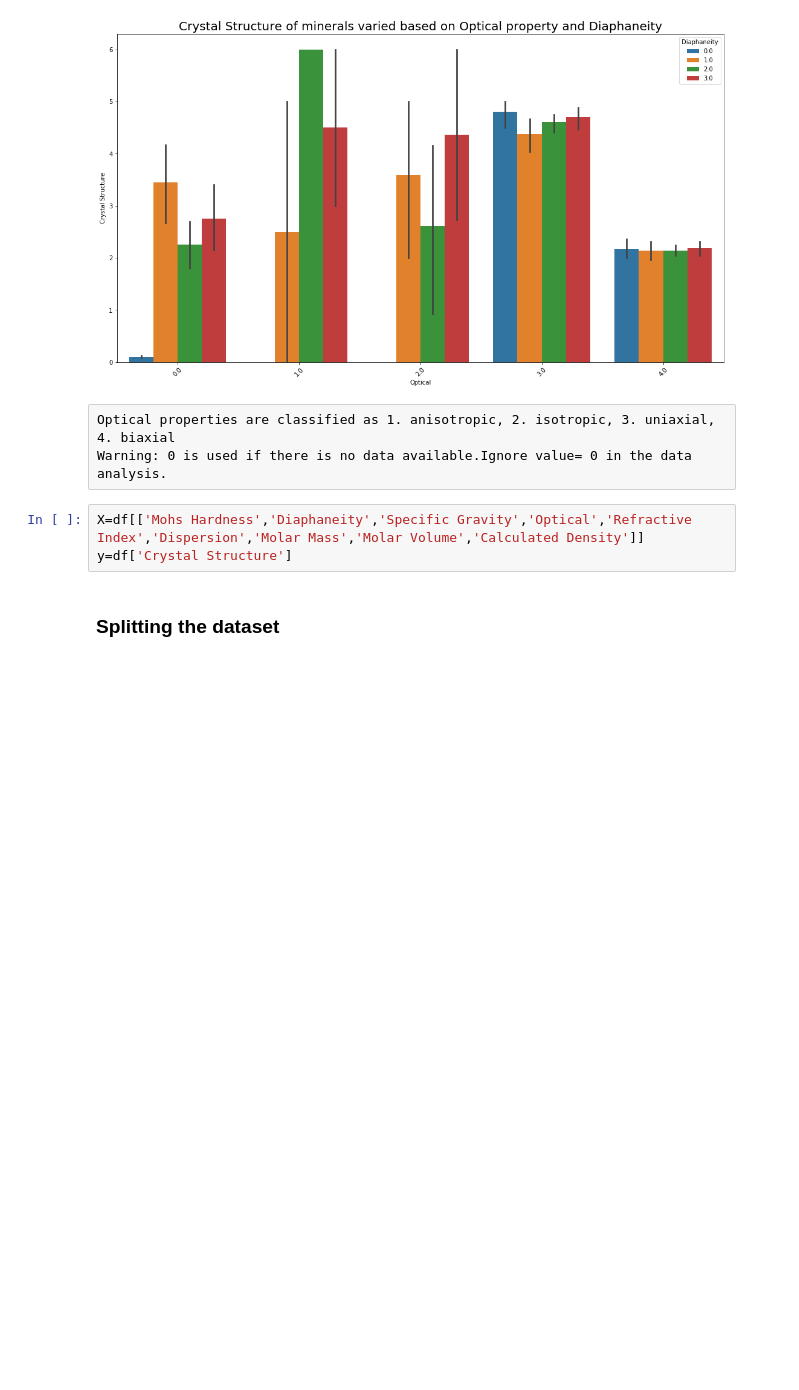
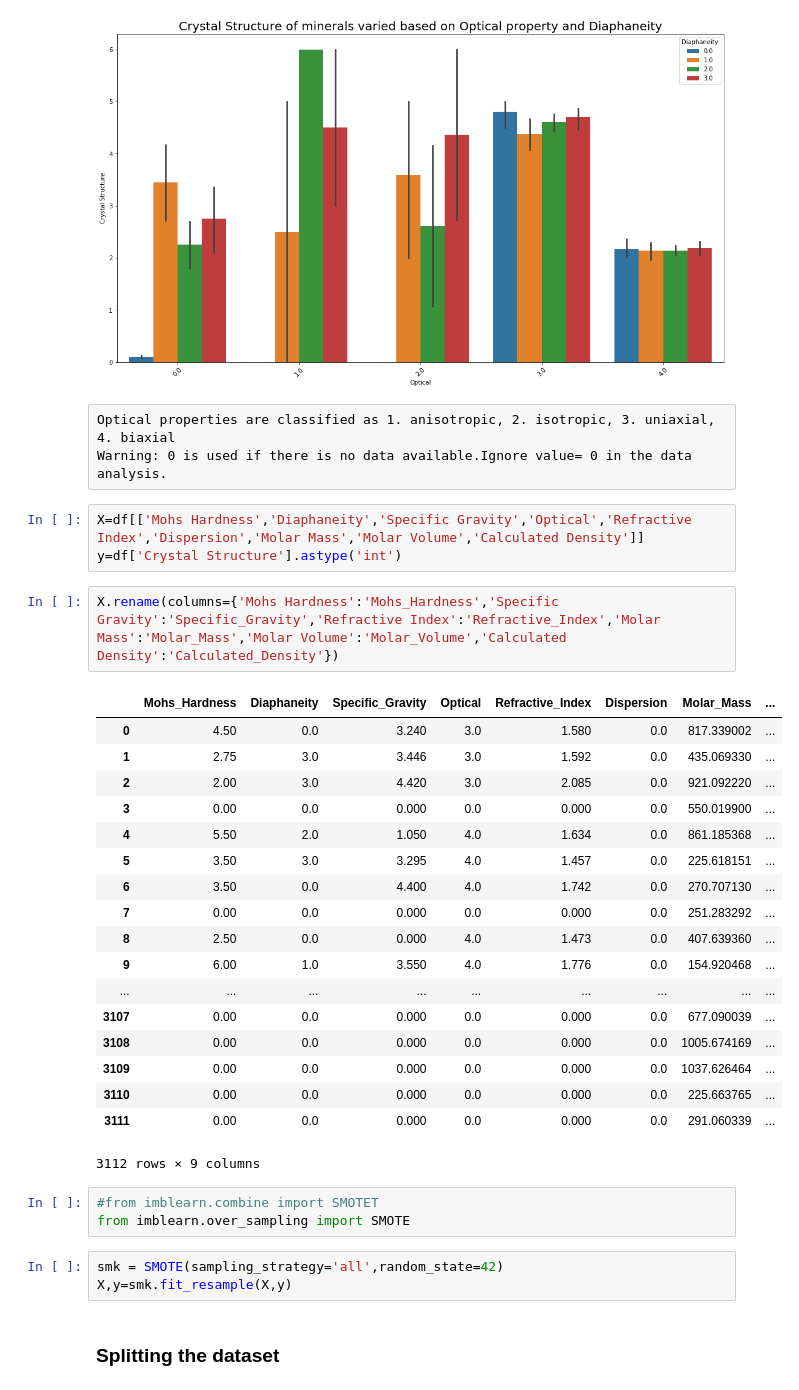
Before and after one commit to rajeshkumarchellappan/Crystal_Structure_Classification, a Jupyter notebook: Classification of Crystal structure.ipynb, the cells around one changed output. Drawn from its saved outputs; the diff is of its cells as text; blank space fills up the shorter version.

```diff
--- a/Classification of Crystal structure.ipynb
+++ b/Classification of Crystal structure.ipynb
@@ -120,7 +140,34 @@ Optical properties are classified as 1. anisotropic, 2. isotropic, 3. uniaxial,
 Warning: 0 is used if there is no data available.Ignore value= 0 in the data analysis.
 # %%
 X=df[['Mohs Hardness','Diaphaneity','Specific Gravity','Optical','Refractive Index','Dispersion','Molar Mass','Molar Volume','Calculated Density']]
-y=df['Crystal Structure']
+y=df['Crystal Structure'].astype('int')
+# %%
+X.rename(columns={'Mohs Hardness':'Mohs_Hardness','Specific Gravity':'Specific_Gravity','Refractive Index':'Refractive_Index','Molar Mass':'Molar_Mass','Molar Volume':'Molar_Volume','Calculated Density':'Calculated_Density'})
+# %% [output]
+|  | Mohs_Hardness | Diaphaneity | Specific_Gravity | Optical | Refractive_Index | Dispersion | Molar_Mass | ... |
+| 0 | 4.50 | 0.0 | 3.240 | 3.0 | 1.580 | 0.0 | 817.339002 | ... |
+| 1 | 2.75 | 3.0 | 3.446 | 3.0 | 1.592 | 0.0 | 435.069330 | ... |
+| 2 | 2.00 | 3.0 | 4.420 | 3.0 | 2.085 | 0.0 | 921.092220 | ... |
+| 3 | 0.00 | 0.0 | 0.000 | 0.0 | 0.000 | 0.0 | 550.019900 | ... |
+| 4 | 5.50 | 2.0 | 1.050 | 4.0 | 1.634 | 0.0 | 861.185368 | ... |
+| 5 | 3.50 | 3.0 | 3.295 | 4.0 | 1.457 | 0.0 | 225.618151 | ... |
+| 6 | 3.50 | 0.0 | 4.400 | 4.0 | 1.742 | 0.0 | 270.707130 | ... |
+| 7 | 0.00 | 0.0 | 0.000 | 0.0 | 0.000 | 0.0 | 251.283292 | ... |
+| 8 | 2.50 | 0.0 | 0.000 | 4.0 | 1.473 | 0.0 | 407.639360 | ... |
+| 9 | 6.00 | 1.0 | 3.550 | 4.0 | 1.776 | 0.0 | 154.920468 | ... |
+| ... | ... | ... | ... | ... | ... | ... | ... | ... |
+| 3107 | 0.00 | 0.0 | 0.000 | 0.0 | 0.000 | 0.0 | 677.090039 | ... |
+| 3108 | 0.00 | 0.0 | 0.000 | 0.0 | 0.000 | 0.0 | 1005.674169 | ... |
+| 3109 | 0.00 | 0.0 | 0.000 | 0.0 | 0.000 | 0.0 | 1037.626464 | ... |
+| 3110 | 0.00 | 0.0 | 0.000 | 0.0 | 0.000 | 0.0 | 225.663765 | ... |
+| 3111 | 0.00 | 0.0 | 0.000 | 0.0 | 0.000 | 0.0 | 291.060339 | ... |
+3112 rows × 9 columns
+# %%
+#from imblearn.combine import SMOTET
+from imblearn.over_sampling import SMOTE
+# %%
+smk = SMOTE(sampling_strategy='all',random_state=42)
+X,y=smk.fit_resample(X,y)
 # %% [markdown]
 ### Splitting the dataset
 # %%
```
Also changed, not shown: parts of 22 cells of this notebook, 8 other files.
